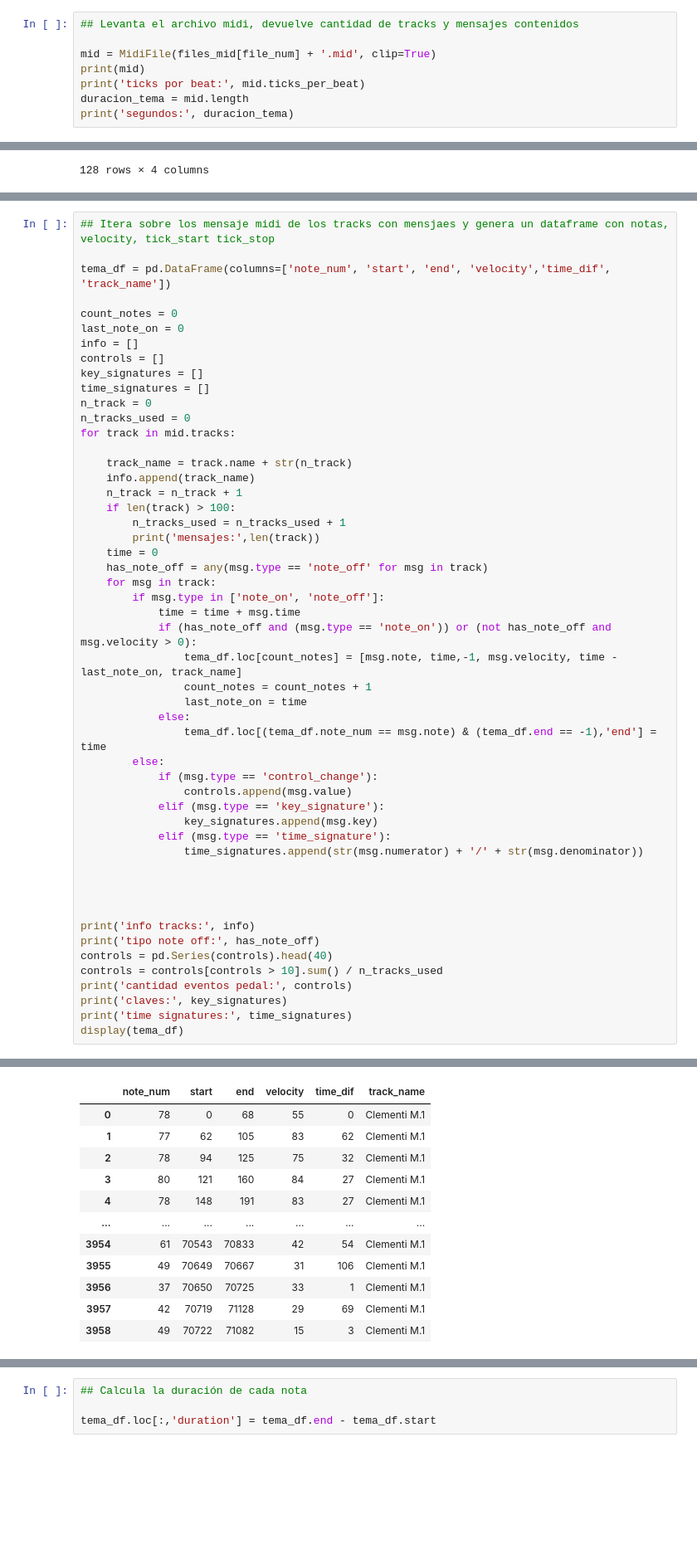
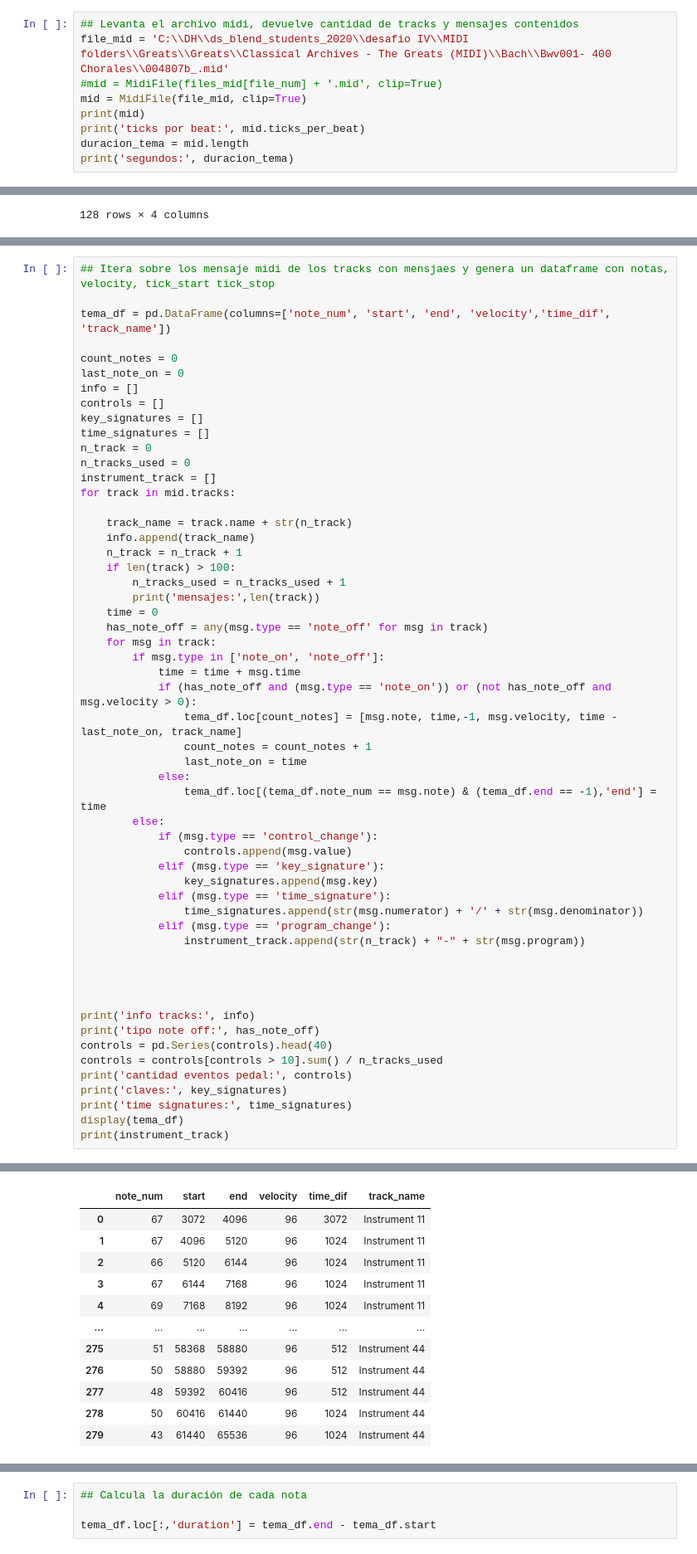
Before and after one commit to PatricioGuinle/DHDS_IV, a Jupyter notebook: Desafio IV.ipynb, the cells around one changed output, grey strips where cells are left out. Shown at 83% size. Saved outputs shown, nothing was run; the diff lists cells and outputs as text; blank space fills up the shorter version.

```diff
--- a/Desafio IV.ipynb
+++ b/Desafio IV.ipynb
@@ -15,8 +15,9 @@ files_mid[file_num]
 'Sonata n5 op25 1mov'
 # %%
 ## Levanta el archivo midi, devuelve cantidad de tracks y mensajes contenidos
-
-mid = MidiFile(files_mid[file_num] + '.mid', clip=True)
+file_mid = 'C:\\DH\\ds_blend_students_2020\\desafio IV\\MIDI folders\\Greats\\Greats\\Classical Archives - The Greats (MIDI)\\Bach\\Bwv001- 400 Chorales\\004807b_.mid'
+#mid = MidiFile(files_mid[file_num] + '.mid', clip=True)
+mid = MidiFile(file_mid, clip=True)
 print(mid)
 print('ticks por beat:', mid.ticks_per_beat)
 duracion_tema = mid.length
@@ -87,6 +89,7 @@ key_signatures = []
 time_signatures = []
 n_track = 0
 n_tracks_used = 0
+instrument_track = []
 for track in mid.tracks:
 
     track_name = track.name + str(n_track)
@@ -113,6 +116,8 @@ for track in mid.tracks:
                 key_signatures.append(msg.key)
             elif (msg.type == 'time_signature'):
                 time_signatures.append(str(msg.numerator) + '/' + str(msg.denominator))
+            elif (msg.type == 'program_change'):
+                instrument_track.append(str(n_track) + "-" + str(msg.program))
 
 
 
@@ -125,4 +130,5 @@ print('cantidad eventos pedal:', controls)
 print('claves:', key_signatures)
 print('time signatures:', time_signatures)
 display(tema_df)
+print(instrument_track)
 # %% [output]
@@ -134,13 +143,13 @@ claves: ['C']
 time signatures: ['4/4']
 |  | note_num | start | end | velocity | time_dif | track_name |
-| 0 | 78 | 0 | 68 | 55 | 0 | Clementi M.1 |
-| 1 | 77 | 62 | 105 | 83 | 62 | Clementi M.1 |
-| 2 | 78 | 94 | 125 | 75 | 32 | Clementi M.1 |
-| 3 | 80 | 121 | 160 | 84 | 27 | Clementi M.1 |
-| 4 | 78 | 148 | 191 | 83 | 27 | Clementi M.1 |
+| 0 | 67 | 3072 | 4096 | 96 | 3072 | Instrument 11 |
+| 1 | 67 | 4096 | 5120 | 96 | 1024 | Instrument 11 |
+| 2 | 66 | 5120 | 6144 | 96 | 1024 | Instrument 11 |
+| 3 | 67 | 6144 | 7168 | 96 | 1024 | Instrument 11 |
+| 4 | 69 | 7168 | 8192 | 96 | 1024 | Instrument 11 |
 | ... | ... | ... | ... | ... | ... | ... |
-| 3954 | 61 | 70543 | 70833 | 42 | 54 | Clementi M.1 |
-| 3955 | 49 | 70649 | 70667 | 31 | 106 | Clementi M.1 |
-| 3956 | 37 | 70650 | 70725 | 33 | 1 | Clementi M.1 |
-| 3957 | 42 | 70719 | 71128 | 29 | 69 | Clementi M.1 |
-| 3958 | 49 | 70722 | 71082 | 15 | 3 | Clementi M.1 |
+| 275 | 51 | 58368 | 58880 | 96 | 512 | Instrument 44 |
+| 276 | 50 | 58880 | 59392 | 96 | 512 | Instrument 44 |
+| 277 | 48 | 59392 | 60416 | 96 | 512 | Instrument 44 |
+| 278 | 50 | 60416 | 61440 | 96 | 1024 | Instrument 44 |
+| 279 | 43 | 61440 | 65536 | 96 | 1024 | Instrument 44 |
```
Also changed, not shown: parts of 39 cells of this notebook, 6 other files.
